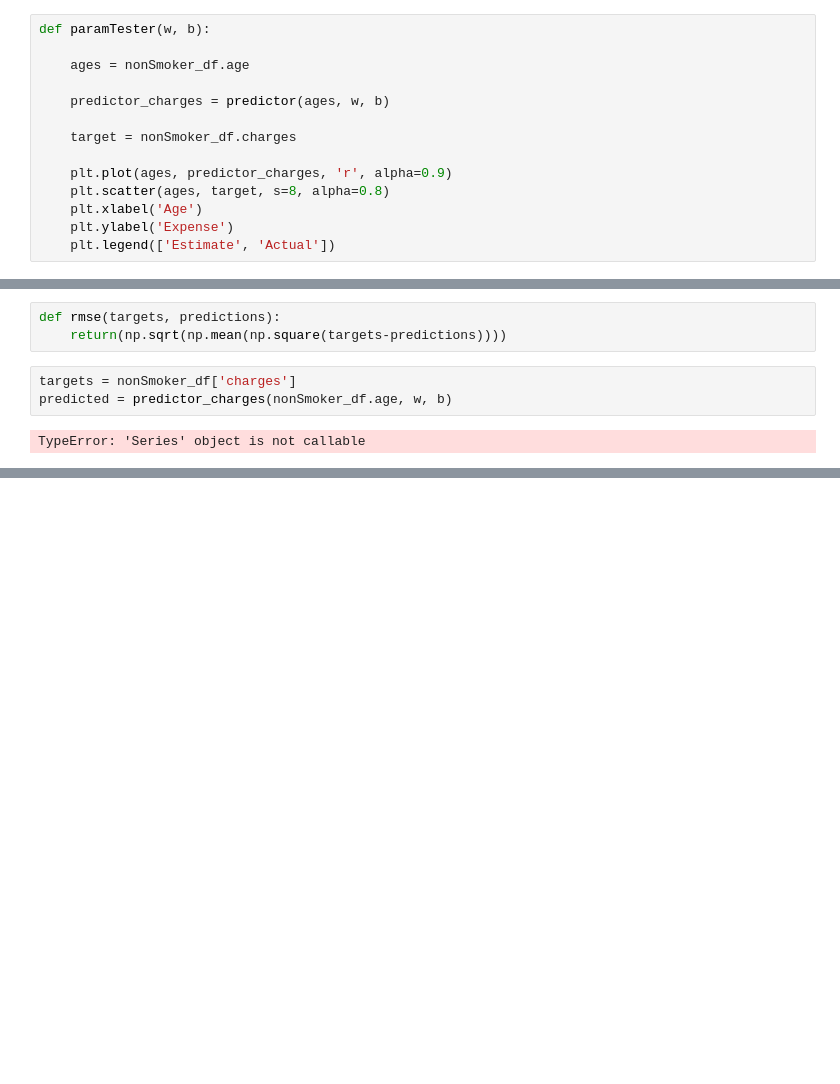
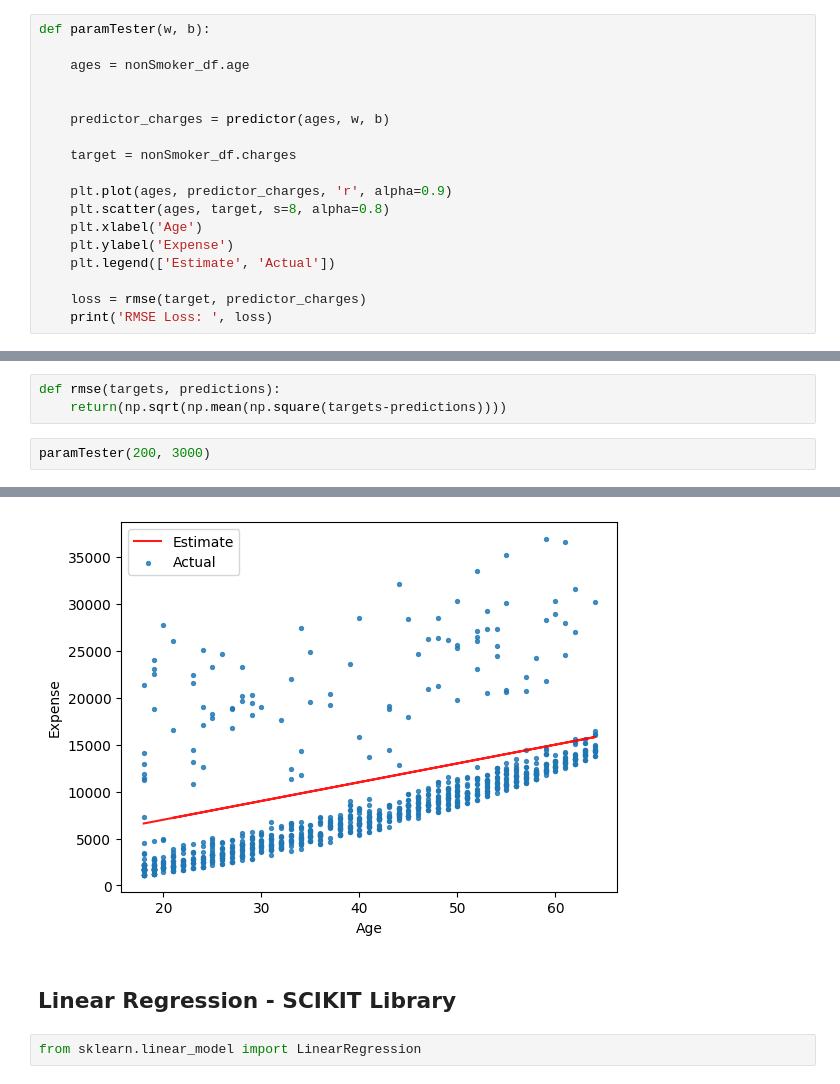
Before and after one commit to devp19/MyHealth, a Jupyter notebook: MyHealth.ipynb, the cells around one changed output, grey strips where cells are left out. Drawn from its saved outputs; the diff is of its cells as text; blank space fills up the shorter version.

```diff
--- a/MyHealth.ipynb
+++ b/MyHealth.ipynb
@@ -130,6 +130,7 @@ Text(0, 0.5, 'Expense')
 def paramTester(w, b):
 
     ages = nonSmoker_df.age
+
 
     predictor_charges = predictor(ages, w, b)
 
@@ -140,6 +141,9 @@ def paramTester(w, b):
     plt.xlabel('Age')
     plt.ylabel('Expense')
     plt.legend(['Estimate', 'Actual'])
+
+    loss = rmse(target, predictor_charges)
+    print('RMSE Loss: ', loss)
 # %%
 paramTester(50, 100)
 # %% [output]
@@ -156,8 +160,6 @@ b = 100
 # %%
 def rmse(targets, predictions):
     return(np.sqrt(np.mean(np.square(targets-predictions))))
-# %%
-targets = nonSmoker_df['charges']
-predicted = predictor_charges(nonSmoker_df.age, w, b)
-# %% [output]
-TypeError: 'Series' object is not callable
+# %%
+paramTester(200, 3000)
+# %% [output]
@@ -163,0 +167,5 @@ TypeError: 'Series' object is not callable
+[figure, added]
+# %% [markdown]
+## Linear Regression - SCIKIT Library
+# %%
+from sklearn.linear_model import LinearRegression
```
Also changed, not shown: parts of 1 cell of this notebook.
